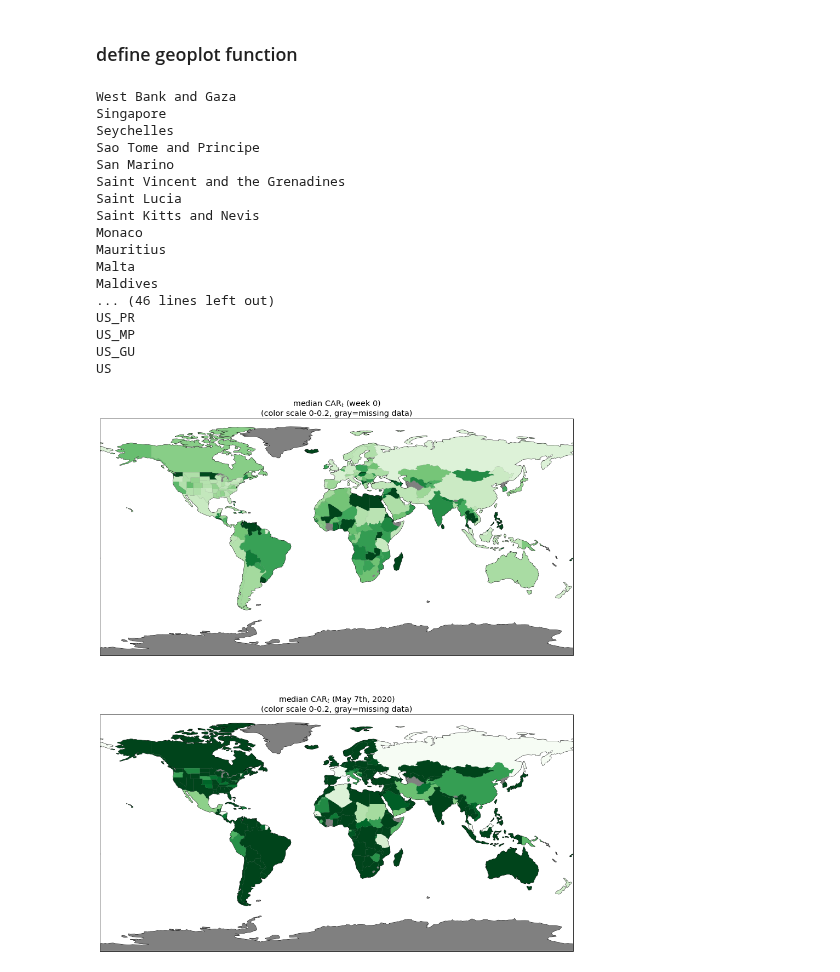
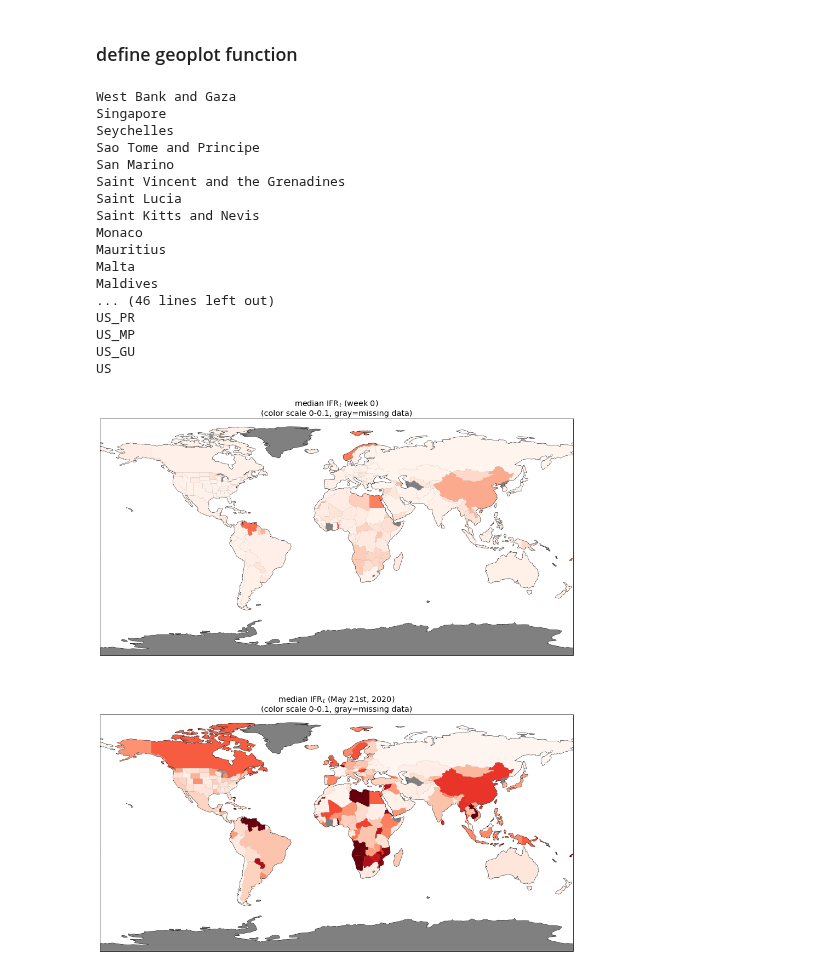
Before and after one commit to ccc1685/covid-19, a Jupyter notebook: notebooks/model_reports/Chloropleth.ipynb, the cells around one changed output. Drawn from its saved outputs; the diff is of its cells as text; code cells hidden in the pictures.

Commit message:
update timeseries plot

```diff
--- a/notebooks/model_reports/Chloropleth.ipynb
+++ b/notebooks/model_reports/Chloropleth.ipynb
@@ -26,16 +26,16 @@ def simpleaxis(ax):
 ##CHANGE THIS TO THE LAST DATE OF THE DATASET
 ##REPLACE MAY 7TH WITH THE CORRECT DATA NAME
 
-def add_may_7th(df, stats):
+def add_latestwk(df, stats):
     for stat in stats:
-        df['%s (May 7th)' % stat] = df.filter(regex=("%s \(w.*" % stat)).apply(lambda x: x.dropna().get(-1, None), axis=1)
+        df['%s (May 21st)' % stat] = df.filter(regex=("%s \(w.*" % stat)).apply(lambda x: x.dropna().get(-1, None), axis=1)
     return df
 
 
-tbpath = "../../results/fittables/"
+tbpath = "/Users/aavattikutis/Box/covid-19_share/fit10tablesnew/"
 df = pd.read_csv(tbpath + "fit_table_reweighted.csv")
 
-df = add_may_7th(df, ['Rt', 'car', 'ifr'])
+df = add_latestwk(df, ['Rt', 'car', 'ifr'])
 
 productpath = "../../results/"
 # %% [markdown]
@@ -200,7 +200,7 @@ def geoplot(thetaroot,thetabool,sc,ax,title,cmap,maptype):
             if thetabool == 0:
                 c = sc*df.loc[(df.roi==roi)&(df['quantile']=='0.5'), thetaroot].values[0]
             else:
-                c = sc*df.loc[(df.roi==roi)&(df['quantile']=='0.5'), thetaroot + ' (May 7th)'].values[0]
+                c = sc*df.loc[(df.roi==roi)&(df['quantile']=='0.5'), thetaroot + ' (May 21st)'].values[0]
             if ct.geometry.type == 'Polygon':
                 ct_geo = [ct.geometry]
             else:
@@ -240,7 +240,7 @@ def geoplot(thetaroot,thetabool,sc,ax,title,cmap,maptype):
             if thetabool == 0:
                 c = sc*df.loc[(df.roi==roi)&(df['quantile']=='0.5'), thetaroot].values[0]
             else:
-                c = sc*df.loc[(df.roi==roi)&(df['quantile']=='0.5'), thetaroot + ' (May 7th)'].values[0]
+                c = sc*df.loc[(df.roi==roi)&(df['quantile']=='0.5'), thetaroot + ' (May 21st)'].values[0]
             if st.geometry.type == 'Polygon':
                 st_geo = [st.geometry]
             else:
@@ -263,7 +263,7 @@ def geoplot(thetaroot,thetabool,sc,ax,title,cmap,maptype):
     ax.set_title(title+'\n(color scale 0-'+str(1./sc)+', gray=missing data)')
     return
 # %%
-theta = 'car' #options are: R, car, ifr
+theta = 'ifr' #options are: R, car, ifr
 # %%
 font = {'family' : 'sans-serif',
         'weight' : 'normal',
@@ -275,43 +275,46 @@ import cartopy.crs as ccrs
 maptype = ccrs.PlateCarree()
 fig, ax = plt.subplots(2, 1, subplot_kw=dict(projection=maptype),figsize=(15,15))
 
-sc = 5
+
 
 if theta == 'R':
+    sc = 0.2
     cmap = matplotlib.cm.get_cmap('Purples')
     geoplot('R0',0,sc,ax[0],r'median R0',cmap,maptype)
-    geoplot('Rt',1,sc,ax[1],r'median R$_t$ (May 7th, 2020)',cmap,maptype)
+    geoplot('Rt',1,sc,ax[1],r'median R$_t$ (May 21st, 2020)',cmap,maptype)
     plt.subplots_adjust(left=-0.05,right=1.05,top=0.95, hspace = 0.25,bottom=0.05)
-    plt.savefig(productpath+'CARtgeo.png', dpi=200)
+    plt.savefig(productpath+'Rtgeo.png', dpi=200)
 
 if theta == 'car':
+    sc = 2
     cmap = matplotlib.cm.get_cmap('Greens')
     geoplot('car (week 0)',0,sc,ax[0],r'median CAR$_t$ (week 0)',cmap,maptype)
-    geoplot('car',1,sc,ax[1],r'median CAR$_t$ (May 7th, 2020)',cmap,maptype)
+    geoplot('car',1,sc,ax[1],r'median CAR$_t$ (May 21st, 2020)',cmap,maptype)
     plt.subplots_adjust(left=-0.05,right=1.05,top=0.95, hspace = 0.25,bottom=0.05)
     plt.savefig(productpath+'CARtgeo.png', dpi=200)
 if theta == 'ifr':
+    sc=10
     cmap = matplotlib.cm.get_cmap('Reds')
     geoplot('ifr (week 0)',0,sc,ax[0],r'median IFR$_t$ (week 0)',cmap,maptype)
-    geoplot('ifr',1,sc,ax[1],r'median IFR$_t$ (May 7th, 2020)',cmap,maptype)
+    geoplot('ifr',1,sc,ax[1],r'median IFR$_t$ (May 21st, 2020)',cmap,maptype)
     plt.subplots_adjust(left=-0.05,right=1.05,top=0.95, hspace = 0.25,bottom=0.05)
     plt.savefig(productpath+'IFRtgeo.png', dpi=200)
 # %% [output]
 West Bank and Gaza
 Singapore
 Seychelles
 Sao Tome and Principe
 San Marino
 Saint Vincent and the Grenadines
 Saint Lucia
 Saint Kitts and Nevis
 Monaco
 Mauritius
 Malta
 Maldives
 ... (46 lines left out)
 US_PR
 US_MP
 US_GU
 US
-[figure, old version]
+[figure, new version]
```
Also changed, not shown: 3 other files.
